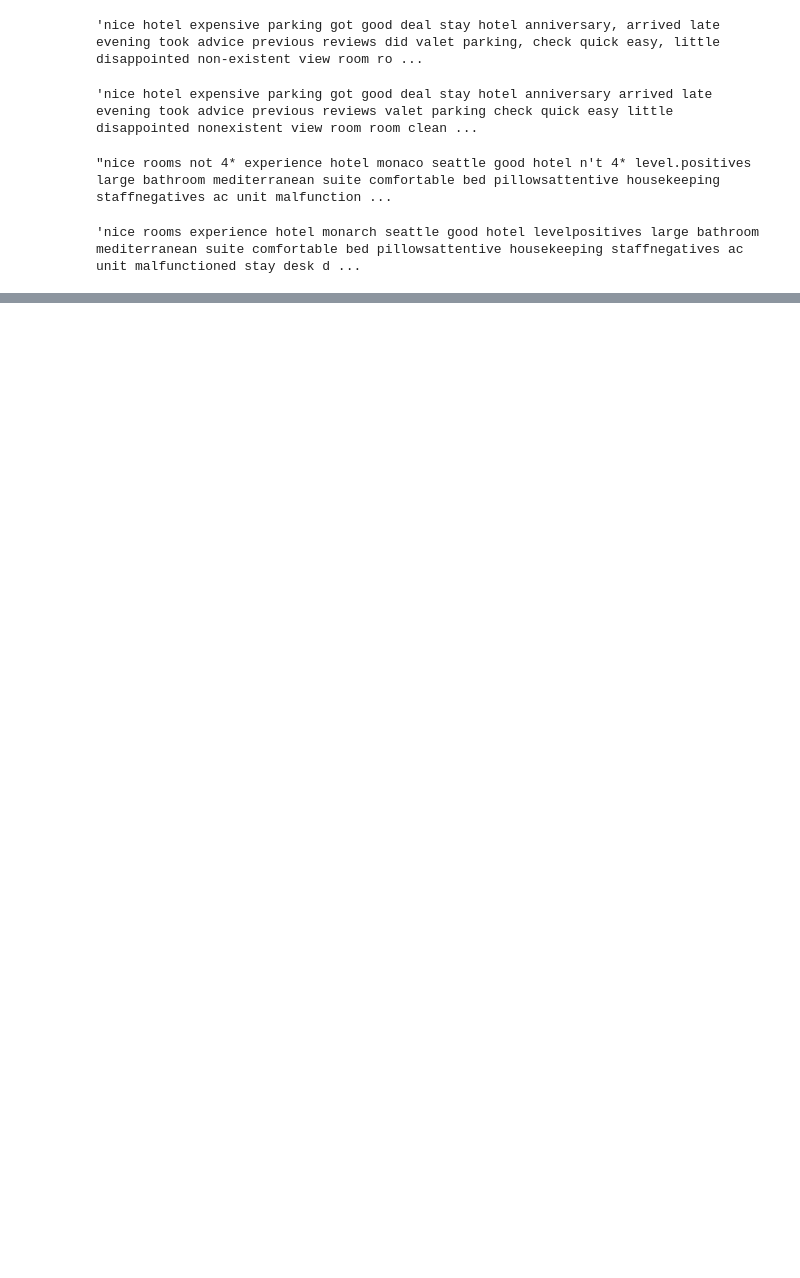
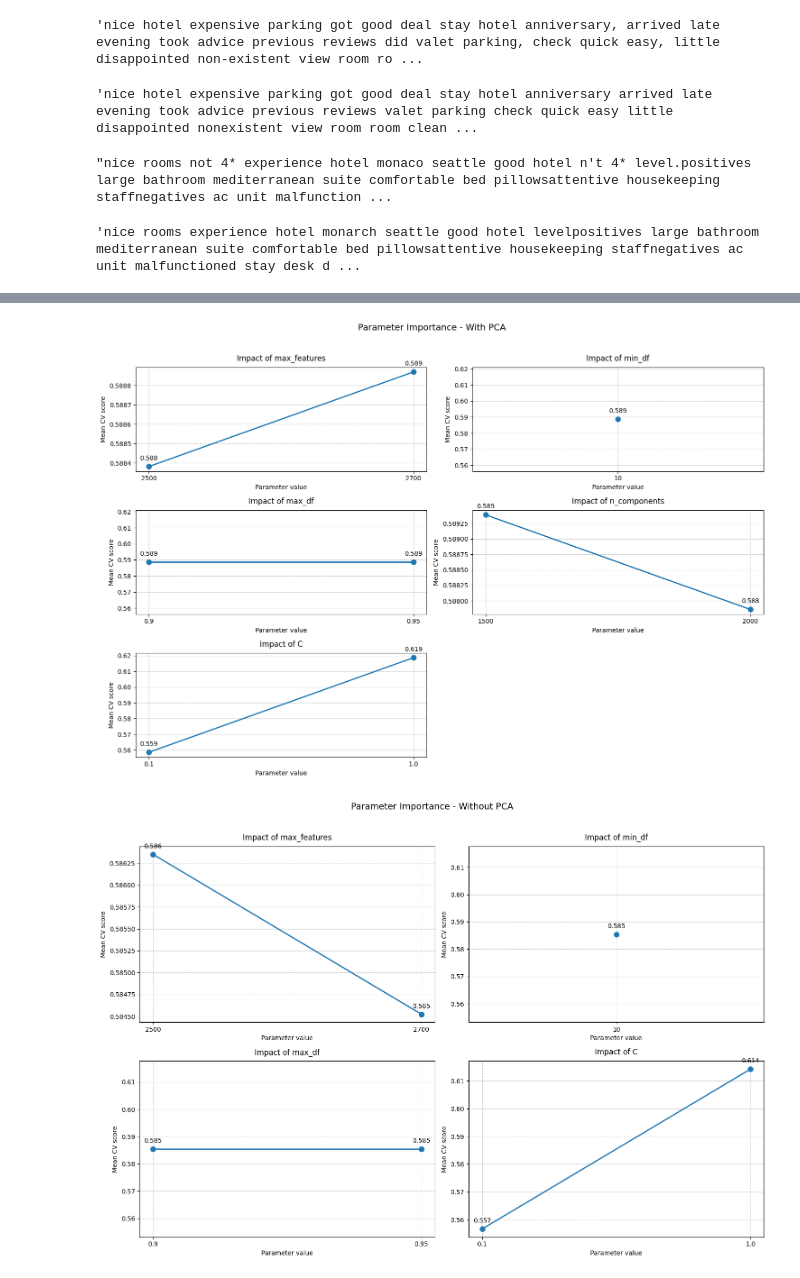
Before and after one commit to FIUBA-CEIA-18Co2024/AM1-TP, a Jupyter notebook: notebook.ipynb, the cells around one changed output, grey strips where cells are left out. Drawn from its saved outputs; the diff is of its cells as text; code cells hidden in the pictures; blank space fills up the shorter version.

```diff
--- a/notebook.ipynb
+++ b/notebook.ipynb
@@ -281,0 +712,7 @@ Name: proportion, dtype: float64
+# %%
+# Now you can use the plot_param_importance function:
+plot_param_importance(results['with_pca']['grid'], "Parameter Importance - With PCA")
+plot_param_importance(results['without_pca']['grid'], "Parameter Importance - Without PCA")
+# %% [output]
+[figure, added]
+[figure, added]
```
Also changed, not shown: parts of 30 cells of this notebook, 2 other files.
